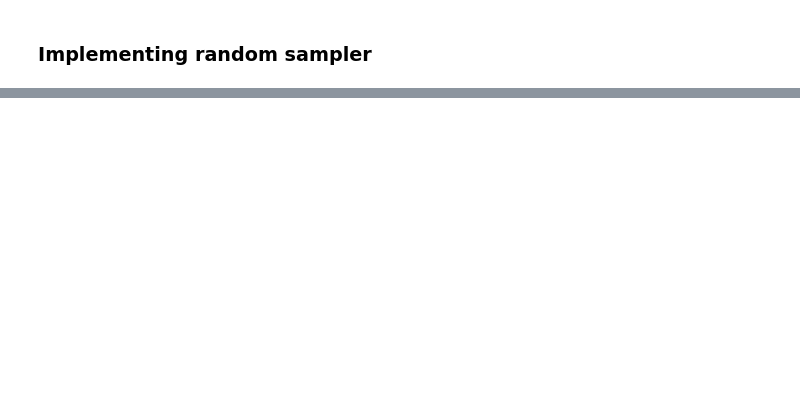
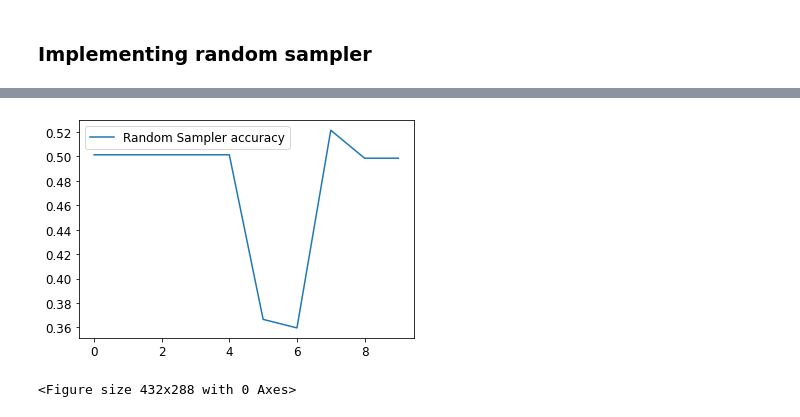
Before and after one commit to arihantbansal/SAiDL-Spring-Assignment-2022, a Jupyter notebook: Core ML/bayesian_neural_network_mcmc.ipynb, the cells around one changed output, grey strips where cells are left out. Cells and saved outputs as stored; diff of their text form; code cells hidden in the pictures; blank space fills up the shorter version.

```diff
--- a/Core ML/bayesian_neural_network_mcmc.ipynb
+++ b/Core ML/bayesian_neural_network_mcmc.ipynb
@@ -329,0 +390,6 @@ def random_acceptor():
+# %%
+# Initialize model
+xor_model = MLP()
+
+# Train model using Random Sampler
+accept, reject, train_acc = random_sampler(x_train, y_train, 1000, xor_model)
@@ -329,0 +417,15 @@ def random_acceptor():
+# %%
+plt.plot(train_acc, label = "Random Sampler accuracy")
+plt.legend()
+plt.show()
+
+plt.savefig(
+    output_path.joinpath('random_sampler_accuracy.jpg'),
+    pil_kwargs={'quality': 100},
+    transparent=True,
+    bbox_inches='tight',
+    pad_inches=0.1
+)
+# %% [output]
+[figure, added]
+<Figure size 432x288 with 0 Axes>
```
Also changed, not shown: parts of 6 cells of this notebook, 1 other file.
